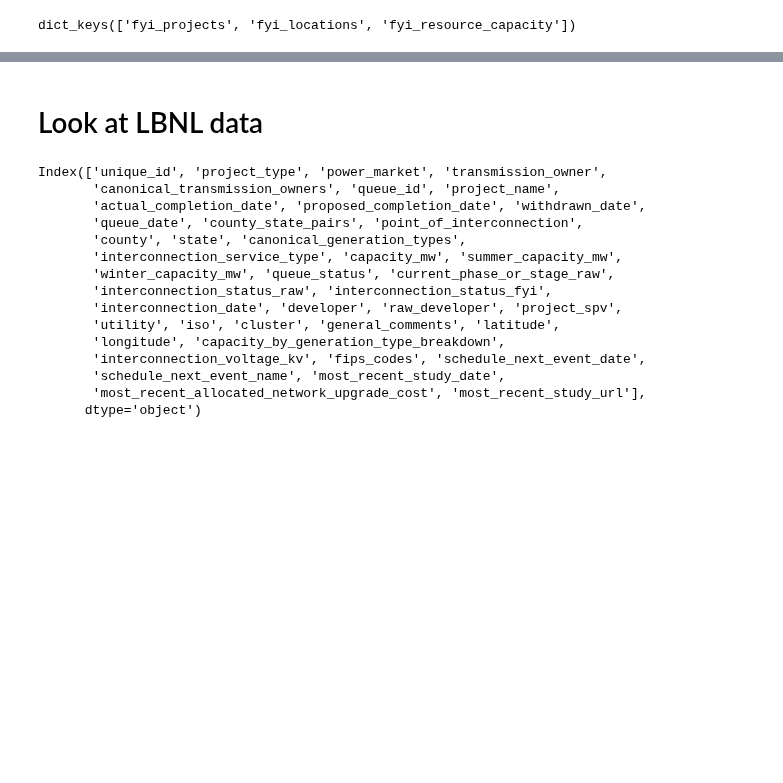
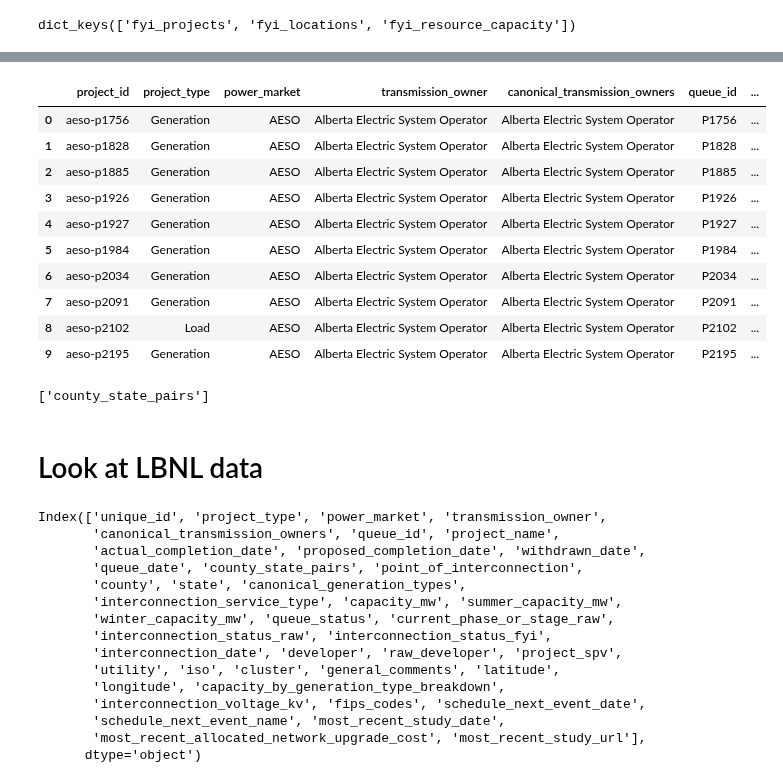
Before and after one commit to deployment-gap-model-education-fund/deployment-gap-model, a Jupyter notebook: notebooks/53-kl-fyi-etl.ipynb, the cells around one changed output, grey strips where cells are left out. Saved outputs shown, nothing was run; the diff lists cells and outputs as text; code cells hidden in the pictures; blank space fills up the shorter version.

```diff
--- a/notebooks/53-kl-fyi-etl.ipynb
+++ b/notebooks/53-kl-fyi-etl.ipynb
@@ -205,3 +205,23 @@ transformed["fyi_projects"].to_parquet("fyi_projects.parquet")
+# %%
+proj = transformed["fyi_projects"]
+# %%
+proj.head(10)
+# %% [output]
+|  | project_id | project_type | power_market | transmission_owner | canonical_transmission_owners | queue_id | ... |
+| 0 | aeso-p1756 | Generation | AESO | Alberta Electric System Operator | Alberta Electric System Operator | P1756 | ... |
+| 1 | aeso-p1828 | Generation | AESO | Alberta Electric System Operator | Alberta Electric System Operator | P1828 | ... |
+| 2 | aeso-p1885 | Generation | AESO | Alberta Electric System Operator | Alberta Electric System Operator | P1885 | ... |
+| 3 | aeso-p1926 | Generation | AESO | Alberta Electric System Operator | Alberta Electric System Operator | P1926 | ... |
+| 4 | aeso-p1927 | Generation | AESO | Alberta Electric System Operator | Alberta Electric System Operator | P1927 | ... |
+| 5 | aeso-p1984 | Generation | AESO | Alberta Electric System Operator | Alberta Electric System Operator | P1984 | ... |
+| 6 | aeso-p2034 | Generation | AESO | Alberta Electric System Operator | Alberta Electric System Operator | P2034 | ... |
+| 7 | aeso-p2091 | Generation | AESO | Alberta Electric System Operator | Alberta Electric System Operator | P2091 | ... |
+| 8 | aeso-p2102 | Load | AESO | Alberta Electric System Operator | Alberta Electric System Operator | P2102 | ... |
+| 9 | aeso-p2195 | Generation | AESO | Alberta Electric System Operator | Alberta Electric System Operator | P2195 | ... |
+# %%
+[col for col in proj.columns if "county" in col]
+# %% [output]
+['county_state_pairs']
 # %% [markdown]
 # Look at LBNL data
 # %%
```
Also changed, not shown: parts of 16 cells of this notebook, 2 other files.
